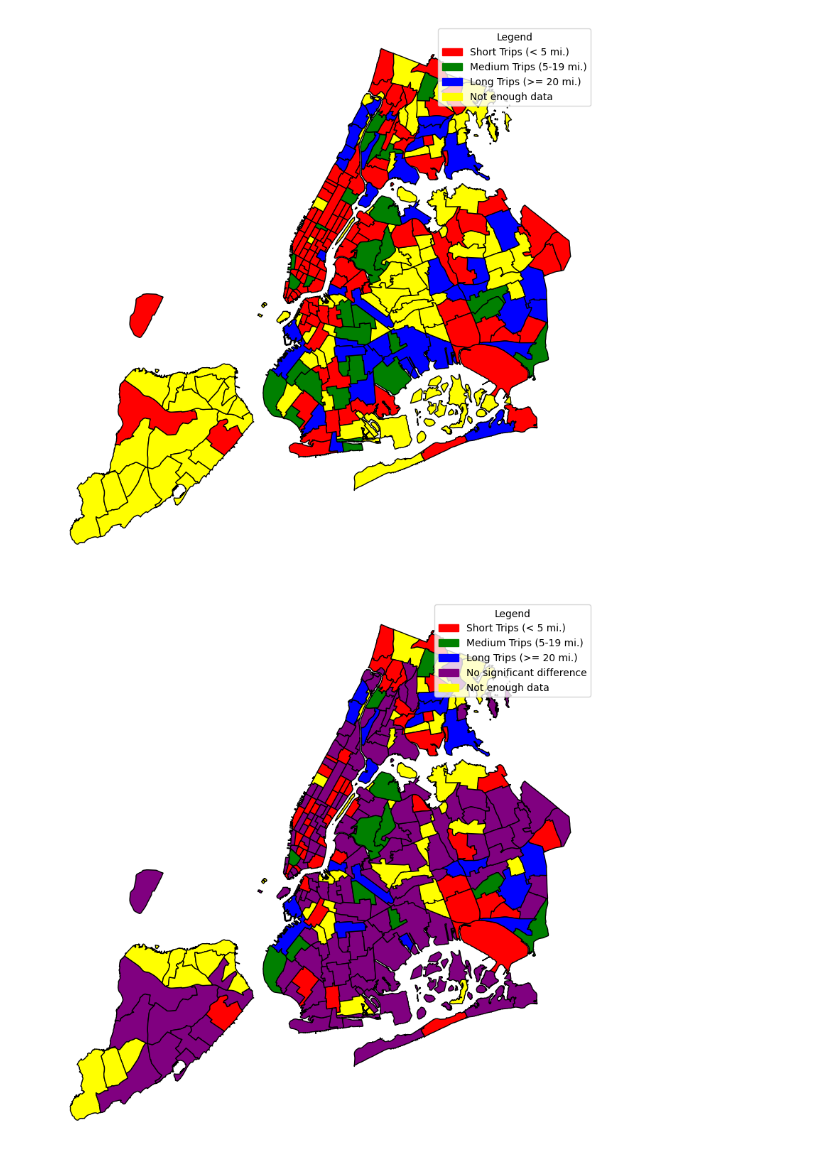
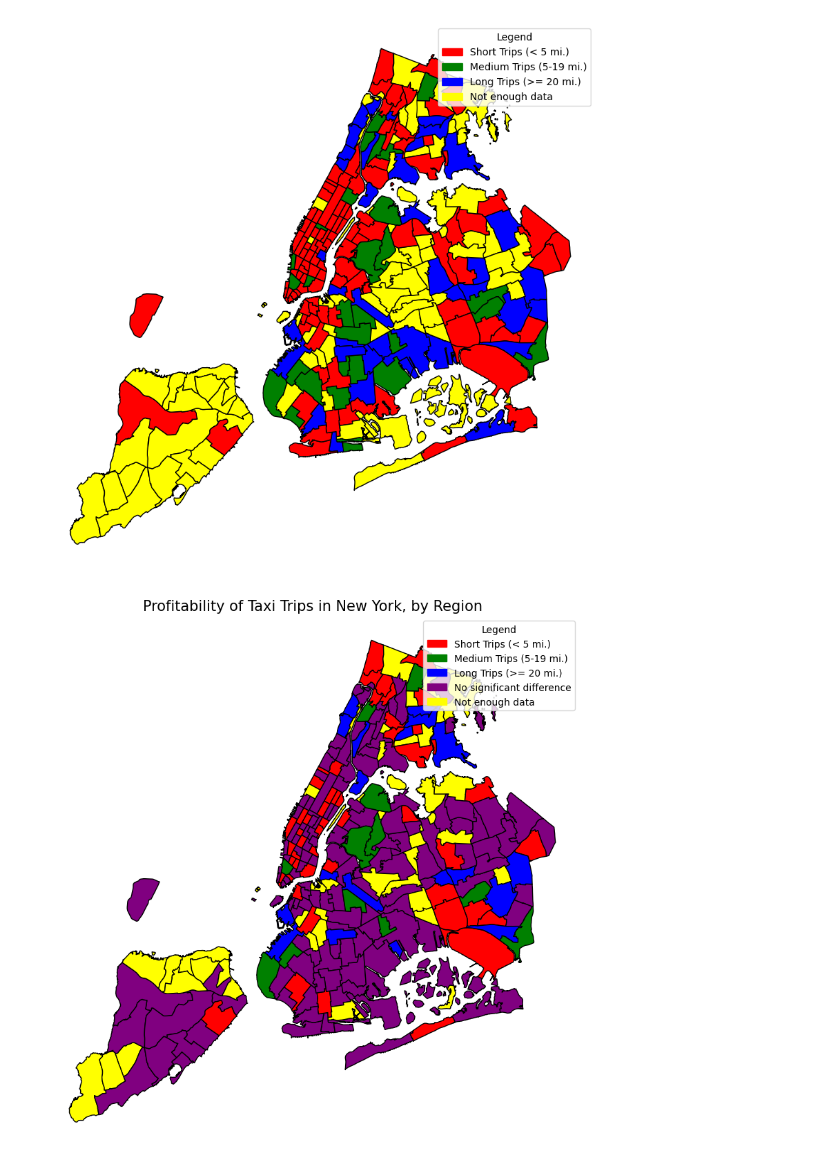
Before and after one commit to Aleyssu/CabBoost, a Jupyter notebook: kevin_rq3.ipynb, the cells around one changed output. Saved outputs shown, nothing was run; the diff lists cells and outputs as text; code cells hidden in the pictures.

```diff
--- a/kevin_rq3.ipynb
+++ b/kevin_rq3.ipynb
@@ -1674,24 +1676,24 @@ plt.show()
 # %%
 gdf['is_statistically_significant'] = res_df['is_statistically_significant']
 gdf.loc[gdf['is_statistically_significant'] == False, 'color'] = 'purple'
 
 fig, ax = plt.subplots(figsize=(10, 10))
 gdf.plot(ax=ax, color=gdf['color'], edgecolor='black')
 
 legend_handles = [
     Patch(color='red', label=f'Short Trips (< 5 mi.)'),
     Patch(color='green', label=f'Medium Trips (5-19 mi.)'),
     Patch(color='blue', label=f'Long Trips (>= 20 mi.)'),
     Patch(color='purple', label=f'No significant difference'),
     Patch(color='yellow', label=f'Not enough data')
 ]
 
 ax.legend(handles=legend_handles, title='Legend', loc='upper right')
 
-# ax.set_title("Most Profitable Trips in New York, based on Average Tip Rate (Percent)", fontsize=15)
+ax.set_title("Profitability of Taxi Trips in New York, by Region", fontsize=15)
 ax.set_axis_off()  # Hide the axis
 
 # Show the plot
 plt.show()
 # %% [output]
-[figure, old version]
+[figure, new version]
```
Also changed, not shown: parts of 11 cells of this notebook, 2 other files.
